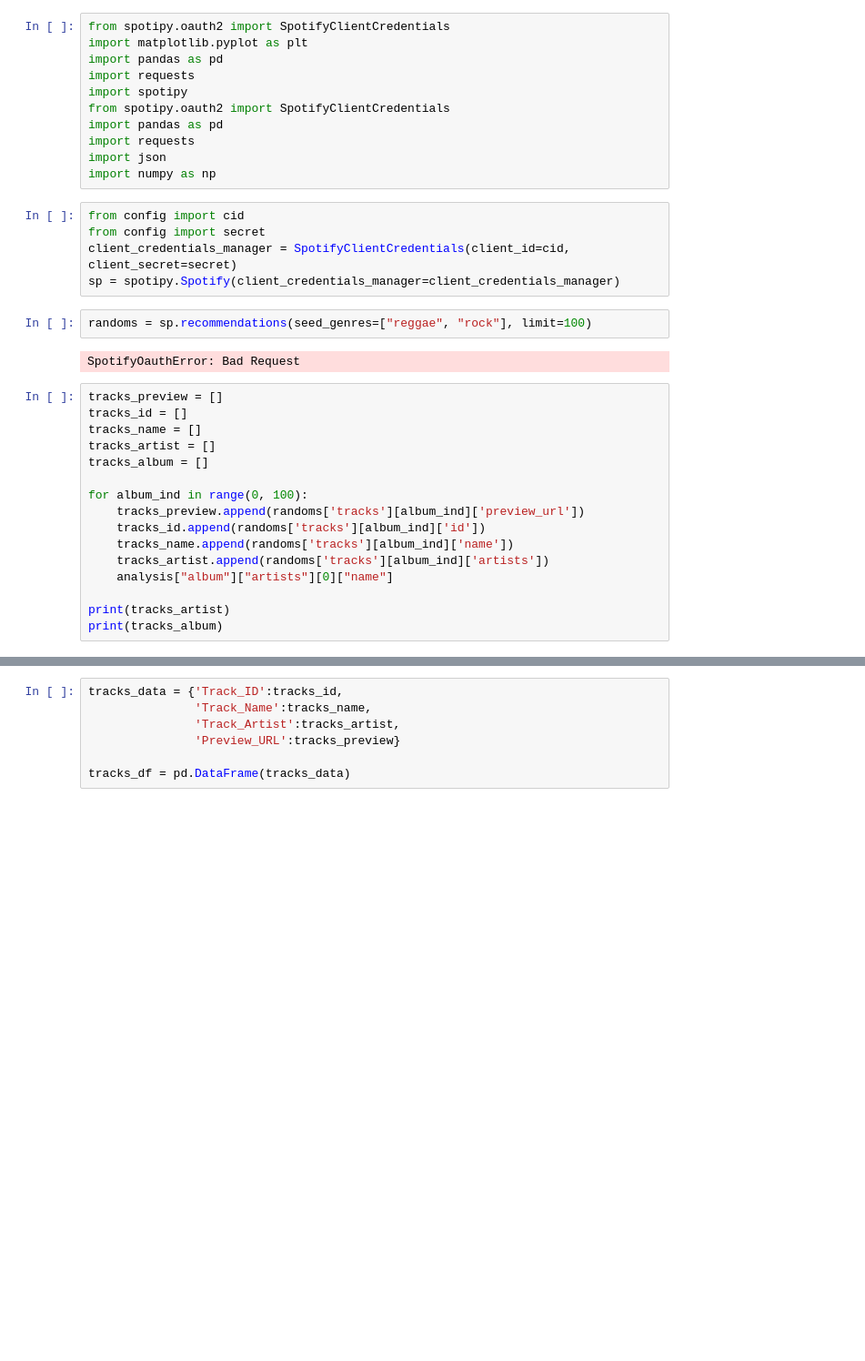
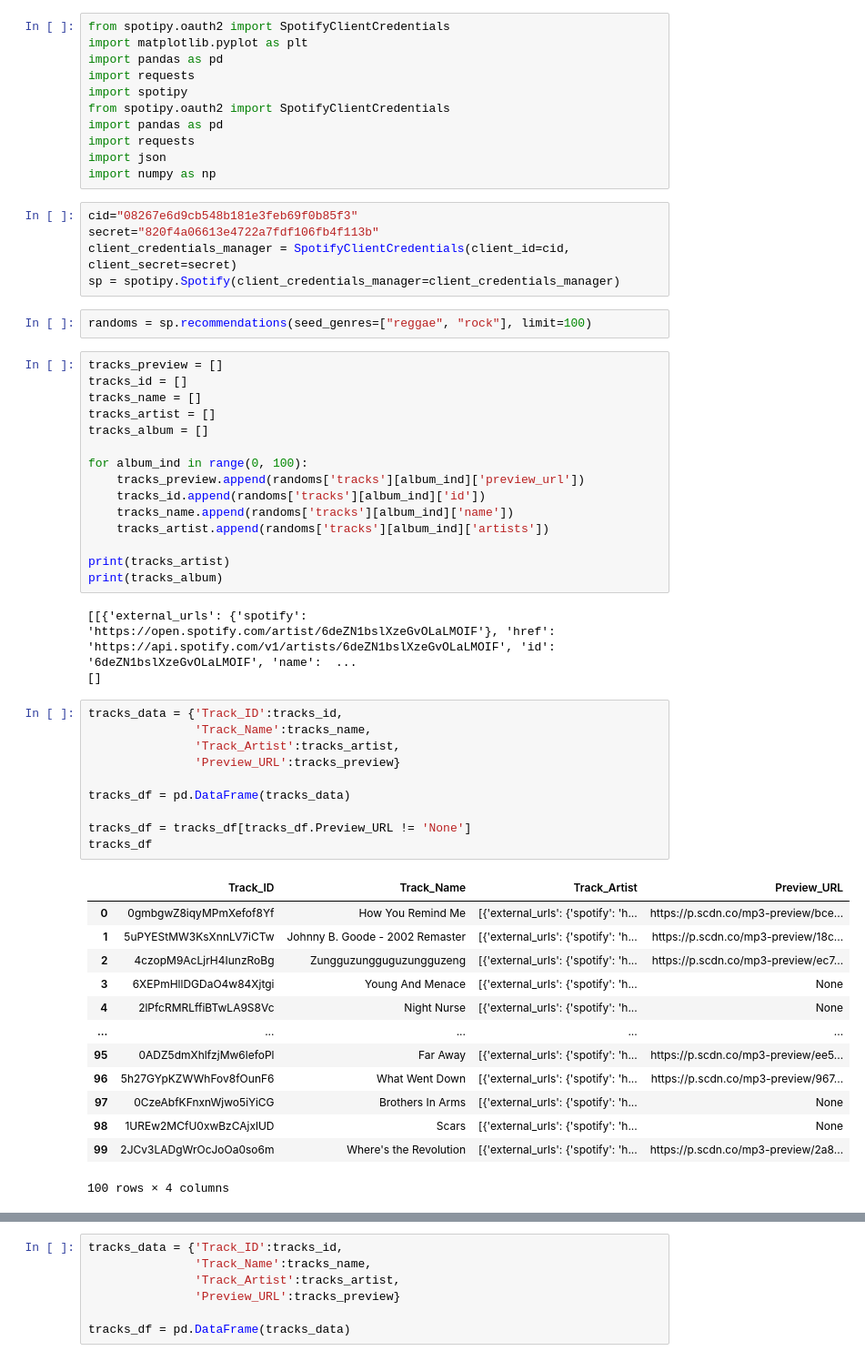
Before and after one commit to KathrynPanger/classify-spotify, a Jupyter notebook: kathryn/reggae_rock.ipynb, the cells around one changed output, grey strips where cells are left out. Shown at 91% size. Cells and saved outputs as stored; diff of their text form; blank space fills up the shorter version.

Commit message:
album artist

```diff
--- a/kathryn/reggae_rock.ipynb
+++ b/kathryn/reggae_rock.ipynb
@@ -10,14 +10,12 @@ import requests
 import json
 import numpy as np
 # %%
-from config import cid
-from config import secret
+cid="08267e6d9cb548b181e3feb69f0b85f3"
+secret="820f4a06613e4722a7fdf106fb4f113b"
 client_credentials_manager = SpotifyClientCredentials(client_id=cid, client_secret=secret)
 sp = spotipy.Spotify(client_credentials_manager=client_credentials_manager)
 # %%
 randoms = sp.recommendations(seed_genres=["reggae", "rock"], limit=100)
-# %% [output]
-SpotifyOauthError: Bad Request
 # %%
 tracks_preview = []
 tracks_id = []
@@ -30,10 +28,36 @@ for album_ind in range(0, 100):
     tracks_id.append(randoms['tracks'][album_ind]['id'])
     tracks_name.append(randoms['tracks'][album_ind]['name'])
     tracks_artist.append(randoms['tracks'][album_ind]['artists'])
-    analysis["album"]["artists"][0]["name"]
 
 print(tracks_artist)
 print(tracks_album)
+# %% [output]
+[[{'external_urls': {'spotify': 'https://open.spotify.com/artist/6deZN1bslXzeGvOLaLMOIF'}, 'href': 'https://api.spotify.com/v1/artists/6deZN1bslXzeGvOLaLMOIF', 'id': '6deZN1bslXzeGvOLaLMOIF', 'name':  ...
+[]
+# %%
+tracks_data = {'Track_ID':tracks_id,
+               'Track_Name':tracks_name,
+               'Track_Artist':tracks_artist,
+               'Preview_URL':tracks_preview}
+
+tracks_df = pd.DataFrame(tracks_data)
+
+tracks_df = tracks_df[tracks_df.Preview_URL != 'None']
+tracks_df
+# %% [output]
+|  | Track_ID | Track_Name | Track_Artist | Preview_URL |
+| 0 | 0gmbgwZ8iqyMPmXefof8Yf | How You Remind Me | [{'external_urls': {'spotify': 'h... | https://p.scdn.co/mp3-preview/bce... |
+| 1 | 5uPYEStMW3KsXnnLV7iCTw | Johnny B. Goode - 2002 Remaster | [{'external_urls': {'spotify': 'h... | https://p.scdn.co/mp3-preview/18c... |
+| 2 | 4czopM9AcLjrH4IunzRoBg | Zungguzungguguzungguzeng | [{'external_urls': {'spotify': 'h... | https://p.scdn.co/mp3-preview/ec7... |
+| 3 | 6XEPmHllDGDaO4w84Xjtgi | Young And Menace | [{'external_urls': {'spotify': 'h... | None |
+| 4 | 2lPfcRMRLffiBTwLA9S8Vc | Night Nurse | [{'external_urls': {'spotify': 'h... | None |
+| ... | ... | ... | ... | ... |
+| 95 | 0ADZ5dmXhlfzjMw6lefoPl | Far Away | [{'external_urls': {'spotify': 'h... | https://p.scdn.co/mp3-preview/ee5... |
+| 96 | 5h27GYpKZWWhFov8fOunF6 | What Went Down | [{'external_urls': {'spotify': 'h... | https://p.scdn.co/mp3-preview/967... |
+| 97 | 0CzeAbfKFnxnWjwo5iYiCG | Brothers In Arms | [{'external_urls': {'spotify': 'h... | None |
+| 98 | 1UREw2MCfU0xwBzCAjxlUD | Scars | [{'external_urls': {'spotify': 'h... | None |
+| 99 | 2JCv3LADgWrOcJoOa0so6m | Where's the Revolution | [{'external_urls': {'spotify': 'h... | https://p.scdn.co/mp3-preview/2a8... |
+100 rows × 4 columns
 # %%
 artistlist=[]
 for value in tracks_df["Track_ID"]:
```
Also changed, not shown: parts of 3 cells of this notebook, 2 other files.
